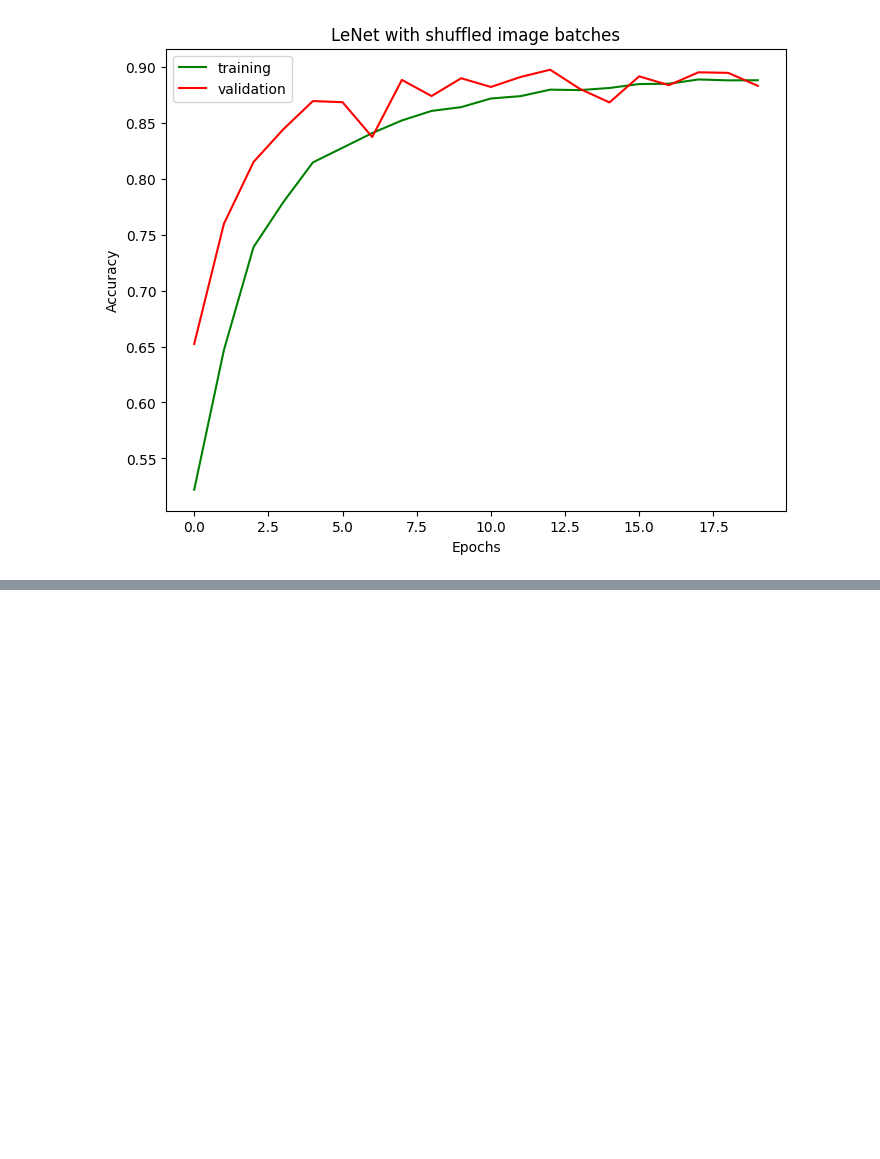
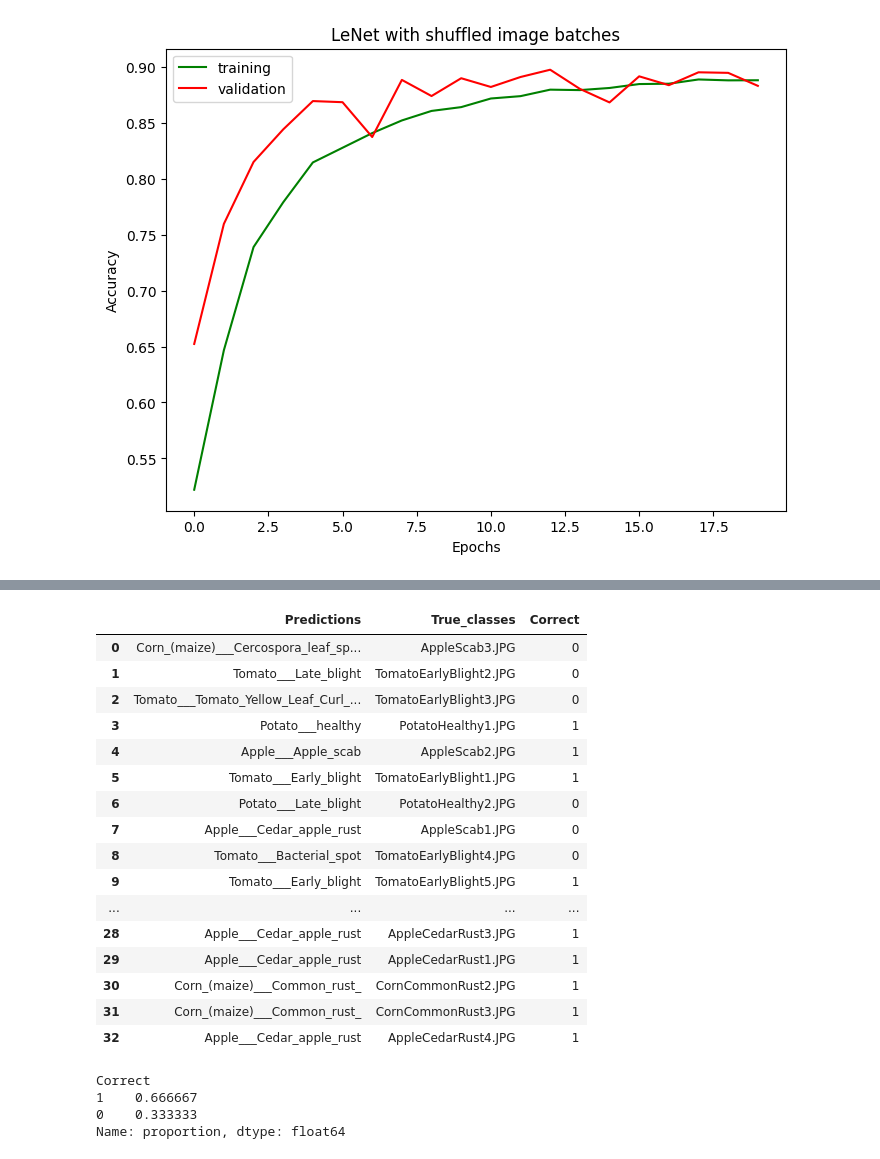
Before and after one commit to jiyoung37/oct24_bds_int_plant_recognition, a Jupyter notebook: notebooks/3.0-yannik-first-lenet-model.ipynb, the cells around one changed output, grey strips where cells are left out. Saved outputs shown, nothing was run; the diff lists cells and outputs as text; code cells hidden in the pictures; blank space fills up the shorter version.

```diff
--- a/notebooks/3.0-yannik-first-lenet-model.ipynb
+++ b/notebooks/3.0-yannik-first-lenet-model.ipynb
@@ -245,0 +639,25 @@ model_lenet.save("lenet_model_shuffled_batches.h5")
+# %%
+# Load the current best model
+model_lenet_best = load_model("../models/model_lenet_best_accuracy.h5")
+
+# # Define fucntion for loading and preprocessing the test images
+def load_and_preprocess_image(image_path):
+    img = load_img(image_path, target_size=(256, 256), color_mode='rgb')
+    img_array = img_to_array(img)
+    img_array = img_array.astype('float32') / 255.0
+    return img_array
+
+test_images = []
+for image_file in os.listdir(test_path):
+    image_path = os.path.join(test_path, image_file)
+    img_array = load_and_preprocess_image(image_path)
+    test_images.append(img_array)
+
+test_images = np.array(test_images)
+# %%
+predictions = model_lenet_best.predict(test_images)
+predicted_classes = np.argmax(predictions, axis=1)
+
+class_indices = train_generator.class_indices
+class_names = {v: k for k, v in class_indices.items()}
+predicted_classes_names = [class_names[idx] for idx in predicted_classes]
@@ -245,0 +688,34 @@ model_lenet.save("lenet_model_shuffled_batches.h5")
+# %%
+test_comparison = pd.DataFrame({
+    "Predictions": predicted_classes_names,
+    "True_classes": os.listdir(test_path)
+})
+
+test_comparison["Correct"] = [0, 0, 0, 1, 1, 1, 0, 0, 0, 1, 0, 1, 1, 1, 0, 1, 1, 0, 1, 1, 1, 1, 1, 0, 0, 1, 1, 1, 1, 1, 1, 1, 1]
+
+display(test_comparison)
+# %% [output]
+|  | Predictions | True_classes | Correct |
+| 0 | Corn_(maize)___Cercospora_leaf_sp... | AppleScab3.JPG | 0 |
+| 1 | Tomato___Late_blight | TomatoEarlyBlight2.JPG | 0 |
+| 2 | Tomato___Tomato_Yellow_Leaf_Curl_... | TomatoEarlyBlight3.JPG | 0 |
+| 3 | Potato___healthy | PotatoHealthy1.JPG | 1 |
+| 4 | Apple___Apple_scab | AppleScab2.JPG | 1 |
+| 5 | Tomato___Early_blight | TomatoEarlyBlight1.JPG | 1 |
+| 6 | Potato___Late_blight | PotatoHealthy2.JPG | 0 |
+| 7 | Apple___Cedar_apple_rust | AppleScab1.JPG | 0 |
+| 8 | Tomato___Bacterial_spot | TomatoEarlyBlight4.JPG | 0 |
+| 9 | Tomato___Early_blight | TomatoEarlyBlight5.JPG | 1 |
+| ... | ... | ... | ... |
+| 28 | Apple___Cedar_apple_rust | AppleCedarRust3.JPG | 1 |
+| 29 | Apple___Cedar_apple_rust | AppleCedarRust1.JPG | 1 |
+| 30 | Corn_(maize)___Common_rust_ | CornCommonRust2.JPG | 1 |
+| 31 | Corn_(maize)___Common_rust_ | CornCommonRust3.JPG | 1 |
+| 32 | Apple___Cedar_apple_rust | AppleCedarRust4.JPG | 1 |
+# %%
+test_comparison["Correct"].value_counts(normalize=True)
+# %% [output]
+Correct
+1    0.666667
+0    0.333333
+Name: proportion, dtype: float64
```
Also changed, not shown: parts of 23 cells of this notebook, 3 other files.
